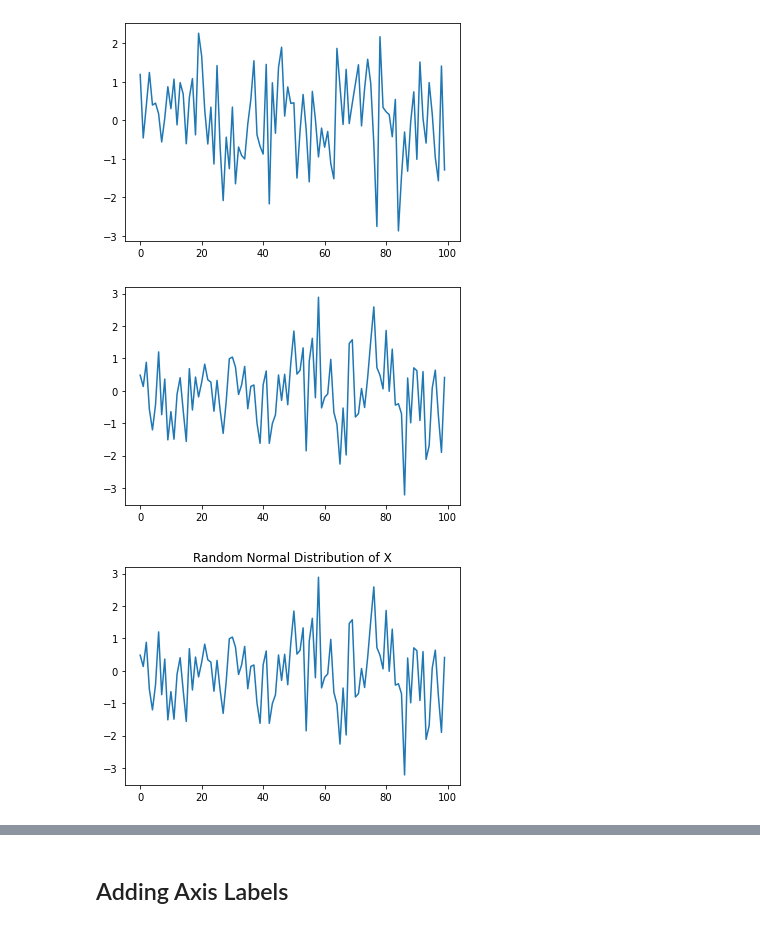
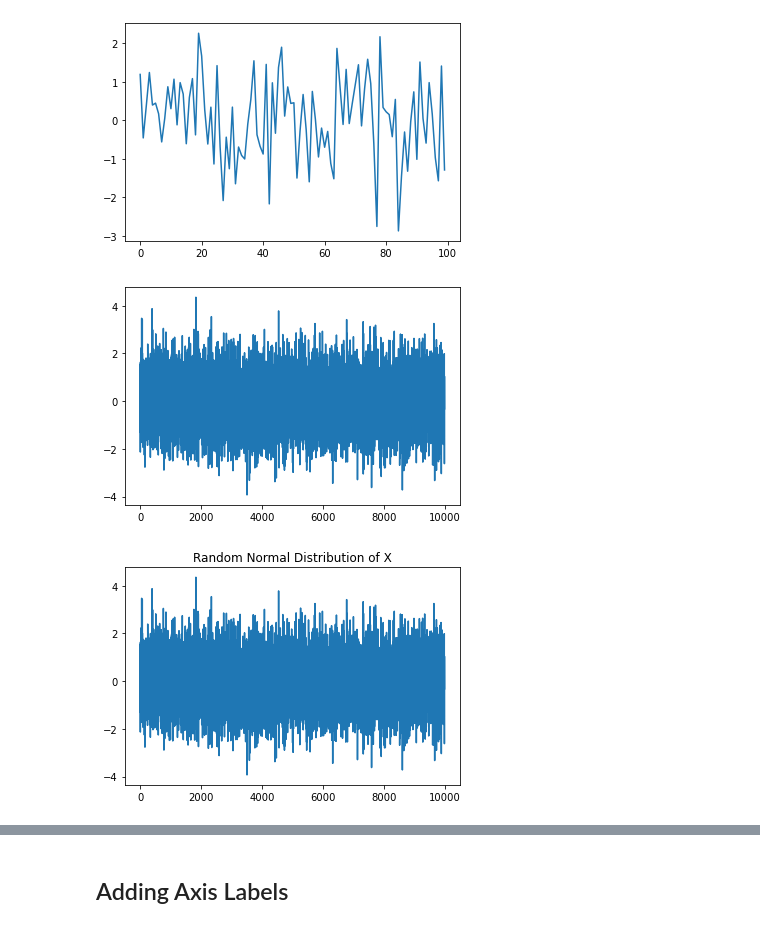
Before and after one commit to hank-butler/hf, a Jupyter notebook: quantopian/ch01-intro_to_research.ipynb, the cells around one changed output, grey strips where cells are left out. Saved outputs shown, nothing was run; the diff lists cells and outputs as text; code cells hidden in the pictures.

Commit message:
adjusting plots

```diff
--- a/quantopian/ch01-intro_to_research.ipynb
+++ b/quantopian/ch01-intro_to_research.ipynb
@@ -77,8 +77,8 @@ plt.plot(x)
 [<matplotlib.lines.Line2D at 0x...>]
 [figure]
 # %%
-x = np.random.normal(0, 1, 100)
+x = np.random.normal(0, 1, 10000)
 
 plt.plot(x);
 # %% [output]
-[figure, old version]
+[figure, new version]
@@ -86,4 +88,4 @@ plt.plot(x);
 plt.plot(x)
 plt.title('Random Normal Distribution of X');
 # %% [output]
-[figure, old version]
+[figure, new version]
```
Also changed, not shown: parts of 4 cells of this notebook.
